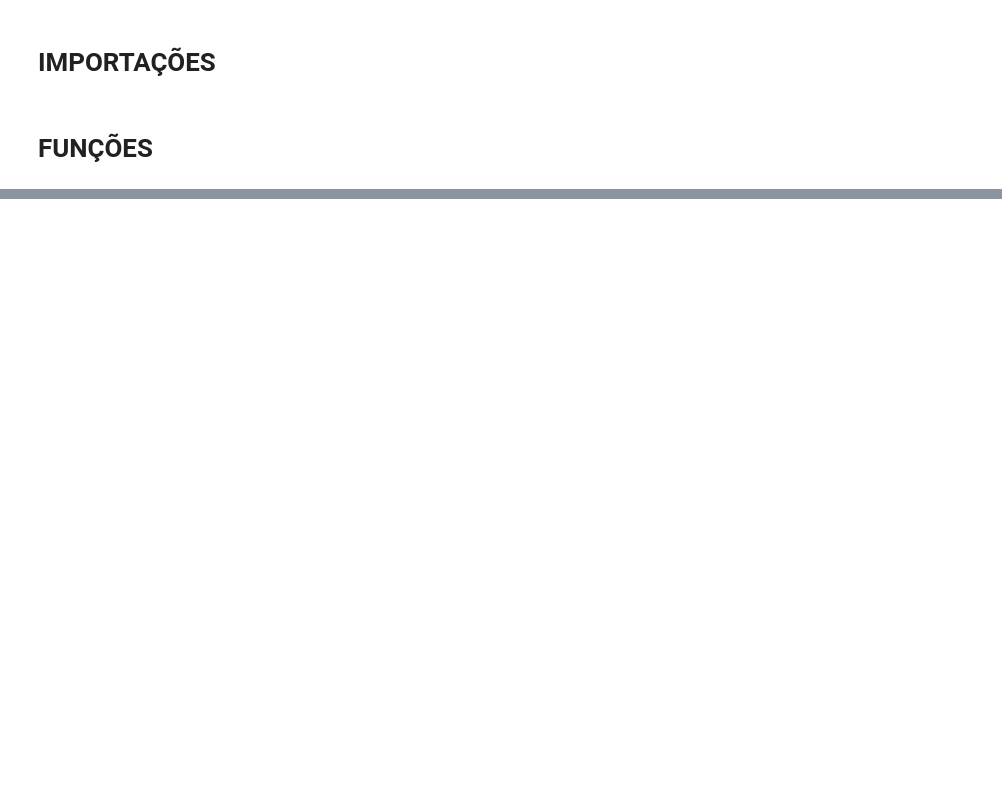
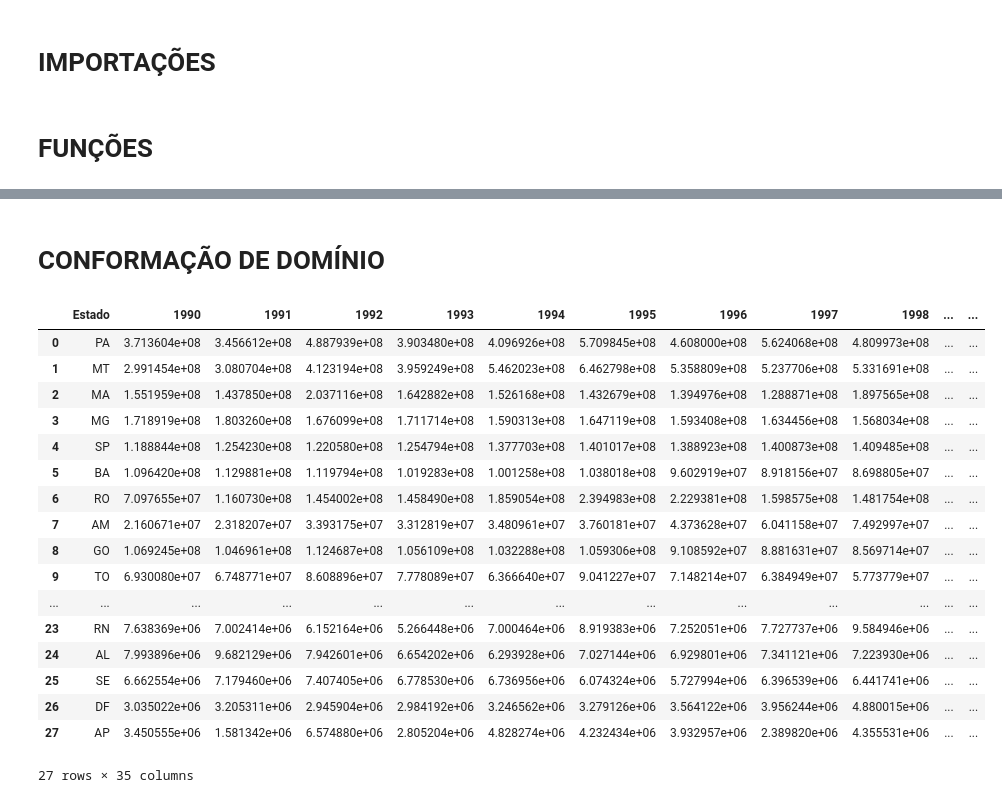
Before and after one commit to SirSirocco/DataScience_2025_1, a Jupyter notebook: src/SEEG/seeg_cooking.ipynb, the cells around one changed output, grey strips where cells are left out. Saved outputs shown, nothing was run; the diff lists cells and outputs as text; code cells hidden in the pictures; blank space fills up the shorter version.

Commit message:
v 1.3.0 - Cooking do SEEG refeito.

```diff
--- a/src/SEEG/seeg_cooking.ipynb
+++ b/src/SEEG/seeg_cooking.ipynb
@@ -78,0 +122,10 @@ Domínio:  [2000 2001 2002 2003 2004 2005 2006 2007 2008 2009 2010 2011 2012 201
+# %%
+ROOT = "/content/drive/MyDrive/07_per_shared/projCDat_25_1/datasets"
+env_in = Environment(ROOT, ["raw", "SEEG", "SEEG_limpo_gpt.csv"])
+
+# Obtém DataFrame
+df_raw = pd.read_csv(env_in.get_file_path())
+
+# Exibe resultado
+df_head(df_raw)
+df_show_domain(df_raw, df_raw.columns)
@@ -78,0 +157,66 @@ Domínio:  [2000 2001 2002 2003 2004 2005 2006 2007 2008 2009 2010 2011 2012 201
+# %% [markdown]
+# CONFORMAÇÃO DE DOMÍNIO
+# %%
+# Dicionário de sigla dos estados (inclui o Distrito Federal)
+DICT_STATES = {
+    "Acre": "AC",
+    "Alagoas": "AL",
+    "Amapá": "AP",
+    "Amazonas": "AM",
+    "Bahia": "BA",
+    "Ceará": "CE",
+    "Distrito Federal": "DF",
+    "Espírito Santo": "ES",
+    "Goiás": "GO",
+    "Maranhão": "MA",
+    "Mato Grosso": "MT",
+    "Mato Grosso do Sul": "MS",
+    "Minas Gerais": "MG",
+    "Pará": "PA",
+    "Paraíba": "PB",
+    "Paraná": "PR",
+    "Pernambuco": "PE",
+    "Piauí": "PI",
+    "Rio de Janeiro": "RJ",
+    "Rio Grande do Norte": "RN",
+    "Rio Grande do Sul": "RS",
+    "Rondônia": "RO",
+    "Roraima": "RR",
+    "Santa Catarina": "SC",
+    "São Paulo": "SP",
+    "Sergipe": "SE",
+    "Tocantins": "TO"
+}
+STATE_COL = "Estado" # Nome da coluna respectiva a estados
+
+# Mapeia nome extenso em sigla dos estados
+df_filtered = df_raw.copy()
+# Se não houver correspondência, valor em STATE_COL recebe pd.NA (Not Available)
+df_filtered[STATE_COL] = df_raw[STATE_COL].apply(lambda x: DICT_STATES.get(x, pd.NA))
+
+# Remove colunas sem estado correspondente
+df_filtered = df_filtered.dropna(subset=[STATE_COL])
+
+# Reordena e reindexa
+df = df_filtered.sort_values(by=[STATE_COL]).reset_index(drop=True)
+
+display(df_filtered)
+# %% [output]
+|  | Estado | 1990 | 1991 | 1992 | 1993 | 1994 | 1995 | 1996 | 1997 | 1998 | ... | ... |
+| 0 | PA | 3.713604e+08 | 3.456612e+08 | 4.887939e+08 | 3.903480e+08 | 4.096926e+08 | 5.709845e+08 | 4.608000e+08 | 5.624068e+08 | 4.809973e+08 | ... | ... |
+| 1 | MT | 2.991454e+08 | 3.080704e+08 | 4.123194e+08 | 3.959249e+08 | 5.462023e+08 | 6.462798e+08 | 5.358809e+08 | 5.237706e+08 | 5.331691e+08 | ... | ... |
+| 2 | MA | 1.551959e+08 | 1.437850e+08 | 2.037116e+08 | 1.642882e+08 | 1.526168e+08 | 1.432679e+08 | 1.394976e+08 | 1.288871e+08 | 1.897565e+08 | ... | ... |
+| 3 | MG | 1.718919e+08 | 1.803260e+08 | 1.676099e+08 | 1.711714e+08 | 1.590313e+08 | 1.647119e+08 | 1.593408e+08 | 1.634456e+08 | 1.568034e+08 | ... | ... |
+| 4 | SP | 1.188844e+08 | 1.254230e+08 | 1.220580e+08 | 1.254794e+08 | 1.377703e+08 | 1.401017e+08 | 1.388923e+08 | 1.400873e+08 | 1.409485e+08 | ... | ... |
+| 5 | BA | 1.096420e+08 | 1.129881e+08 | 1.119794e+08 | 1.019283e+08 | 1.001258e+08 | 1.038018e+08 | 9.602919e+07 | 8.918156e+07 | 8.698805e+07 | ... | ... |
+| 6 | RO | 7.097655e+07 | 1.160730e+08 | 1.454002e+08 | 1.458490e+08 | 1.859054e+08 | 2.394983e+08 | 2.229381e+08 | 1.598575e+08 | 1.481754e+08 | ... | ... |
+| 7 | AM | 2.160671e+07 | 2.318207e+07 | 3.393175e+07 | 3.312819e+07 | 3.480961e+07 | 3.760181e+07 | 4.373628e+07 | 6.041158e+07 | 7.492997e+07 | ... | ... |
+| 8 | GO | 1.069245e+08 | 1.046961e+08 | 1.124687e+08 | 1.056109e+08 | 1.032288e+08 | 1.059306e+08 | 9.108592e+07 | 8.881631e+07 | 8.569714e+07 | ... | ... |
+| 9 | TO | 6.930080e+07 | 6.748771e+07 | 8.608896e+07 | 7.778089e+07 | 6.366640e+07 | 9.041227e+07 | 7.148214e+07 | 6.384949e+07 | 5.773779e+07 | ... | ... |
+| ... | ... | ... | ... | ... | ... | ... | ... | ... | ... | ... | ... | ... |
+| 23 | RN | 7.638369e+06 | 7.002414e+06 | 6.152164e+06 | 5.266448e+06 | 7.000464e+06 | 8.919383e+06 | 7.252051e+06 | 7.727737e+06 | 9.584946e+06 | ... | ... |
+| 24 | AL | 7.993896e+06 | 9.682129e+06 | 7.942601e+06 | 6.654202e+06 | 6.293928e+06 | 7.027144e+06 | 6.929801e+06 | 7.341121e+06 | 7.223930e+06 | ... | ... |
+| 25 | SE | 6.662554e+06 | 7.179460e+06 | 7.407405e+06 | 6.778530e+06 | 6.736956e+06 | 6.074324e+06 | 5.727994e+06 | 6.396539e+06 | 6.441741e+06 | ... | ... |
+| 26 | DF | 3.035022e+06 | 3.205311e+06 | 2.945904e+06 | 2.984192e+06 | 3.246562e+06 | 3.279126e+06 | 3.564122e+06 | 3.956244e+06 | 4.880015e+06 | ... | ... |
+| 27 | AP | 3.450555e+06 | 1.581342e+06 | 6.574880e+06 | 2.805204e+06 | 4.828274e+06 | 4.232434e+06 | 3.932957e+06 | 2.389820e+06 | 4.355531e+06 | ... | ... |
+27 rows × 35 columns
```
Also changed, not shown: parts of 23 cells of this notebook, 3 other files.
